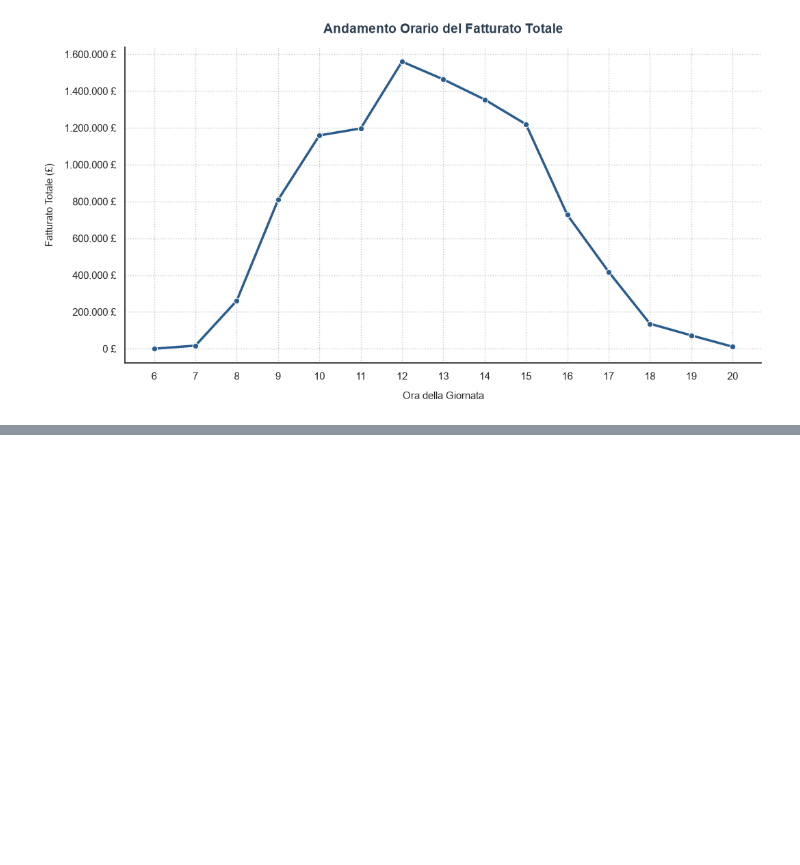
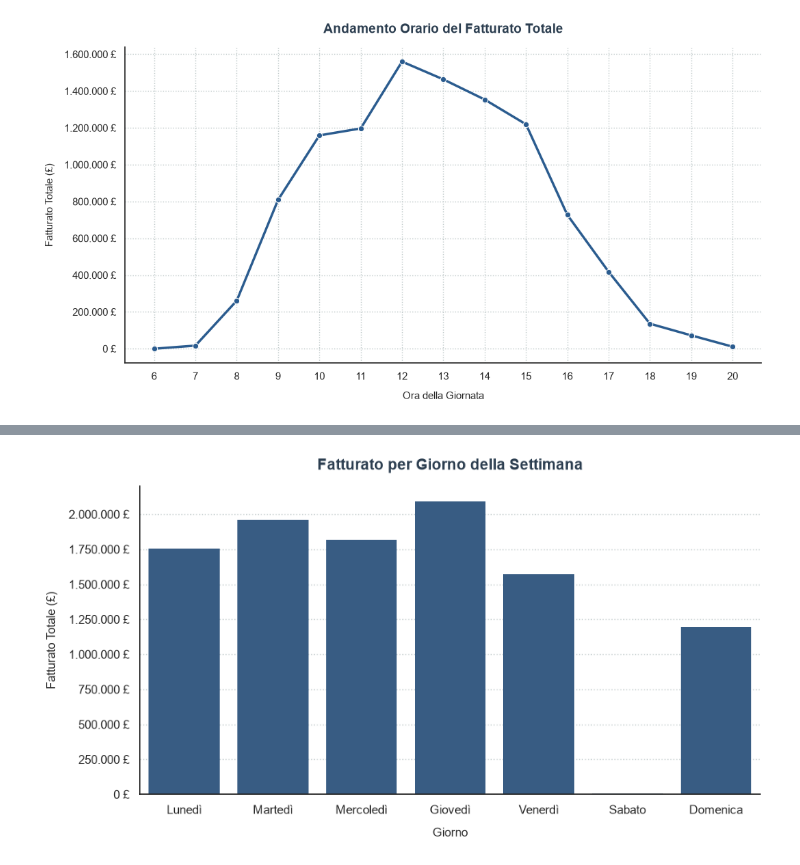
Before and after one commit to VladDyvo/retail_sales_analytics, a Jupyter notebook: 02_eda.ipynb, the cells around one changed output, grey strips where cells are left out. Cells and saved outputs as stored; diff of their text form; code cells hidden in the pictures; blank space fills up the shorter version.

Commit message:
feat: completata intera fase EDA (Task 3, 4 e 5)

```diff
--- a/02_eda.ipynb
+++ b/02_eda.ipynb
@@ -305,3 +305,20 @@ plt.savefig('output/grafici/analisi_oraria_vendite.png', dpi=300, bbox_inches='t
 plt.show()
 # %% [output]
 [figure]
+# %%
+# FASE 2 - Task 5: Analisi per Giorno della Settimana
+
+# 1. Estraggo il giorno della settimana da InvoiceDate
+df['InvoiceDate'] = pd.to_datetime(df['InvoiceDate'])
+df['DayOfWeek'] = df['InvoiceDate'].dt.dayofweek
+
+# 2. Aggrego le vendite per giorno
+daily_sales = df.groupby('DayOfWeek')['TotalPrice'].sum().reset_index()
+
+# 3. Ordino i giorni da lunedì a domenica con etichette leggibili
+day_labels = {0: 'Lunedì', 1: 'Martedì', 2: 'Mercoledì',
+              3: 'Giovedì', 4: 'Venerdì', 5: 'Sabato', 6: 'Domenica'}
+daily_sales['Giorno'] = daily_sales['DayOfWeek'].map(day_labels)
+
+print("--- FATTURATO PER GIORNO DELLA SETTIMANA ---")
+print(daily_sales[['Giorno', 'TotalPrice']])
@@ -307,0 +335,26 @@ plt.show()
+# %%
+# 4. Grafico vendite per giorno della settimana
+plt.figure(figsize=(10, 5))
+
+# Ordine corretto lunedì → domenica
+ordine_giorni = ['Lunedì', 'Martedì', 'Mercoledì', 'Giovedì',
+                 'Venerdì', 'Sabato', 'Domenica']
+
+sns.barplot(data=daily_sales, x='Giorno', y='TotalPrice',
+            order=ordine_giorni, color='#2b5c8f', edgecolor='none')
+
+plt.title('Fatturato per Giorno della Settimana', fontsize=14,
+          fontweight='bold', pad=15, color='#2c3e50')
+plt.xlabel('Giorno', fontsize=11, labelpad=10)
+plt.ylabel('Fatturato Totale (£)', fontsize=11, labelpad=10)
+plt.gca().yaxis.set_major_formatter(
+    ticker.FuncFormatter(lambda x, pos: f'{x:,.0f} £'.replace(',', '.'))
+)
+sns.despine(top=True, right=True)
+plt.grid(True, axis='y', linestyle=':', alpha=0.5, color='#95a5a6')
+
+# 5. Salvataggio
+plt.savefig('output/grafici/vendite_per_giorno.png', dpi=300, bbox_inches='tight')
+plt.show()
+# %% [output]
+[figure, added]
```
Also changed, not shown: parts of 3 cells of this notebook, 3 other files.
